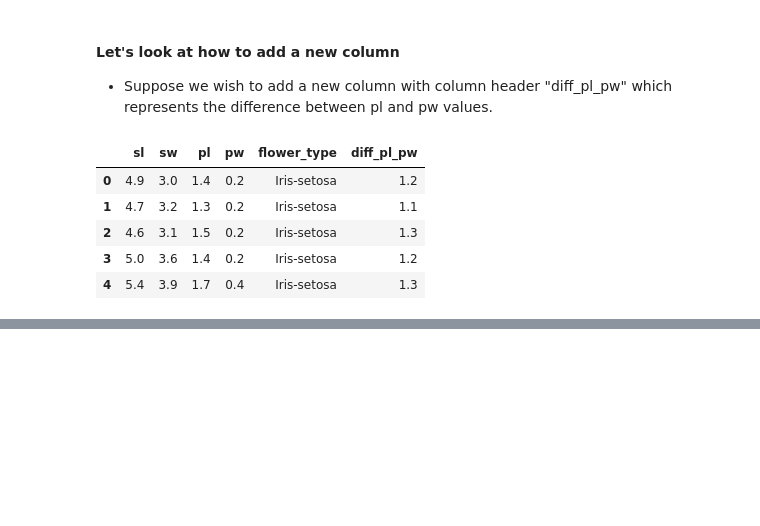
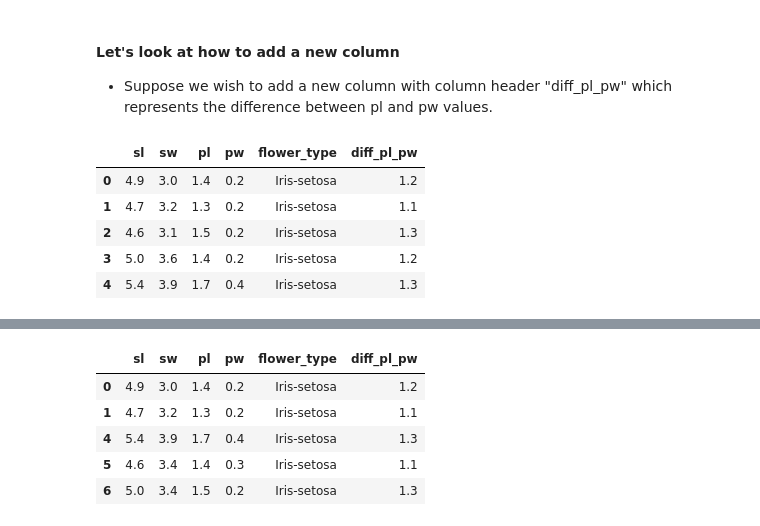
Before and after one commit to ColdTeapot/cn_ml, a Jupyter notebook: Pandas.ipynb, the cells around one changed output, grey strips where cells are left out. Saved outputs shown, nothing was run; the diff lists cells and outputs as text; code cells hidden in the pictures; blank space fills up the shorter version.

```diff
--- a/Pandas.ipynb
+++ b/Pandas.ipynb
@@ -661,0 +692,12 @@ df.head()
+# %%
+# dropna which is going to simply drop NaN data i.e. rows containing NaN entries.
+df.dropna(inplace=True)
+# %%
+df.head()
+# %% [output]
+|  | sl | sw | pl | pw | flower_type | diff_pl_pw |
+| 0 | 4.9 | 3.0 | 1.4 | 0.2 | Iris-setosa | 1.2 |
+| 1 | 4.7 | 3.2 | 1.3 | 0.2 | Iris-setosa | 1.1 |
+| 4 | 5.4 | 3.9 | 1.7 | 0.4 | Iris-setosa | 1.3 |
+| 5 | 4.6 | 3.4 | 1.4 | 0.3 | Iris-setosa | 1.1 |
+| 6 | 5.0 | 3.4 | 1.5 | 0.2 | Iris-setosa | 1.3 |
```
Also changed, not shown: parts of 10 cells of this notebook, 1 other file.
